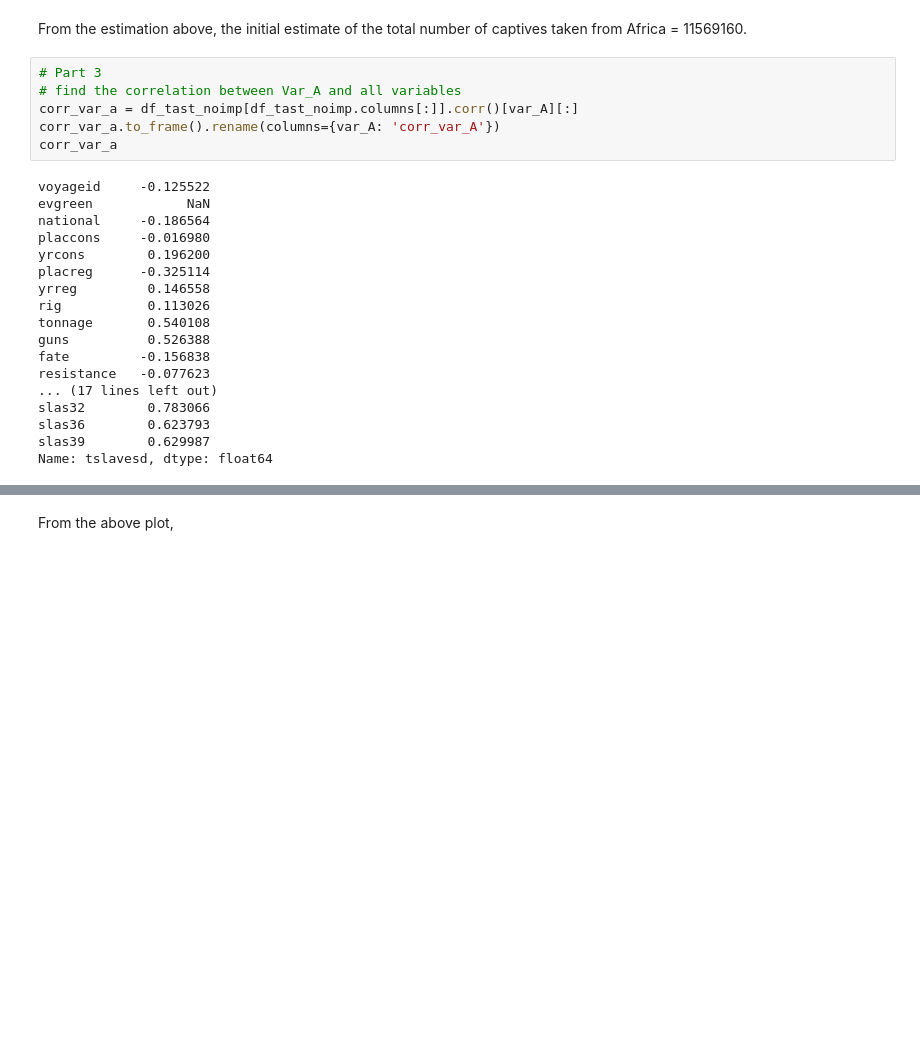
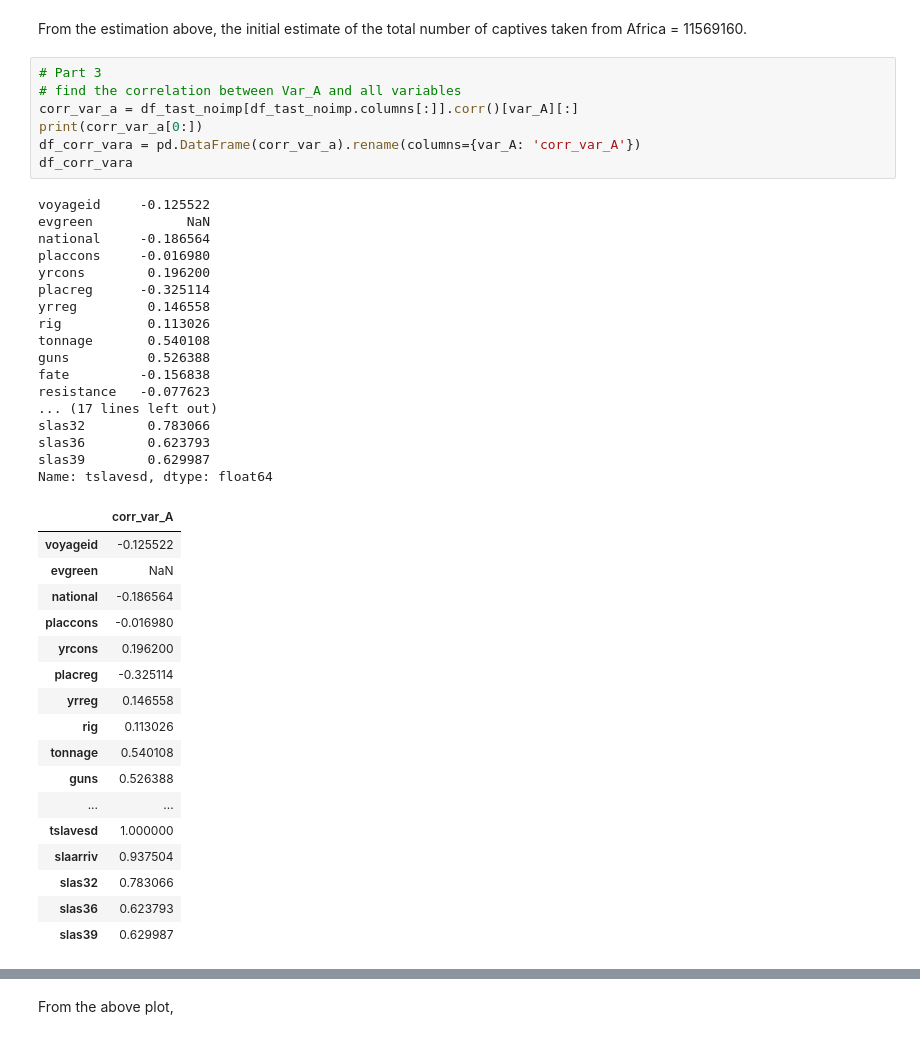
Before and after one commit to Chenghan-Sun/DS-Projects, a Jupyter notebook: 220_midterm/midterm.ipynb, the cells around one changed output, grey strips where cells are left out. Drawn from its saved outputs; the diff is of its cells as text; blank space fills up the shorter version.

```diff
--- a/220_midterm/midterm.ipynb
+++ b/220_midterm/midterm.ipynb
@@ -205,27 +205,45 @@ From the estimation above, the initial estimate of the total number of captives
 # %%
 # Part 3
 # find the correlation between Var_A and all variables
 corr_var_a = df_tast_noimp[df_tast_noimp.columns[:]].corr()[var_A][:]
-corr_var_a.to_frame().rename(columns={var_A: 'corr_var_A'})
-corr_var_a
+print(corr_var_a[0:])
+df_corr_vara = pd.DataFrame(corr_var_a).rename(columns={var_A: 'corr_var_A'})
+df_corr_vara
 # %% [output]
 voyageid     -0.125522
 evgreen            NaN
 national     -0.186564
 placcons     -0.016980
 yrcons        0.196200
 placreg      -0.325114
 yrreg         0.146558
 rig           0.113026
 tonnage       0.540108
 guns          0.526388
 fate         -0.156838
 resistance   -0.077623
 ... (17 lines left out)
 slas32        0.783066
 slas36        0.623793
 slas39        0.629987
 Name: tslavesd, dtype: float64
+|  | corr_var_A |
+| voyageid | -0.125522 |
+| evgreen | NaN |
+| national | -0.186564 |
+| placcons | -0.016980 |
+| yrcons | 0.196200 |
+| placreg | -0.325114 |
+| yrreg | 0.146558 |
+| rig | 0.113026 |
+| tonnage | 0.540108 |
+| guns | 0.526388 |
+| ... | ... |
+| tslavesd | 1.000000 |
+| slaarriv | 0.937504 |
+| slas32 | 0.783066 |
+| slas36 | 0.623793 |
+| slas39 | 0.629987 |
 # %%
 df_corr_vara = pd.DataFrame(corr_var_a).rename(columns={var_A: 'corr_var_A'})
 index = [i for i in range(len(df_corr_vara))]
```
Also changed, not shown: parts of 7 cells of this notebook.
